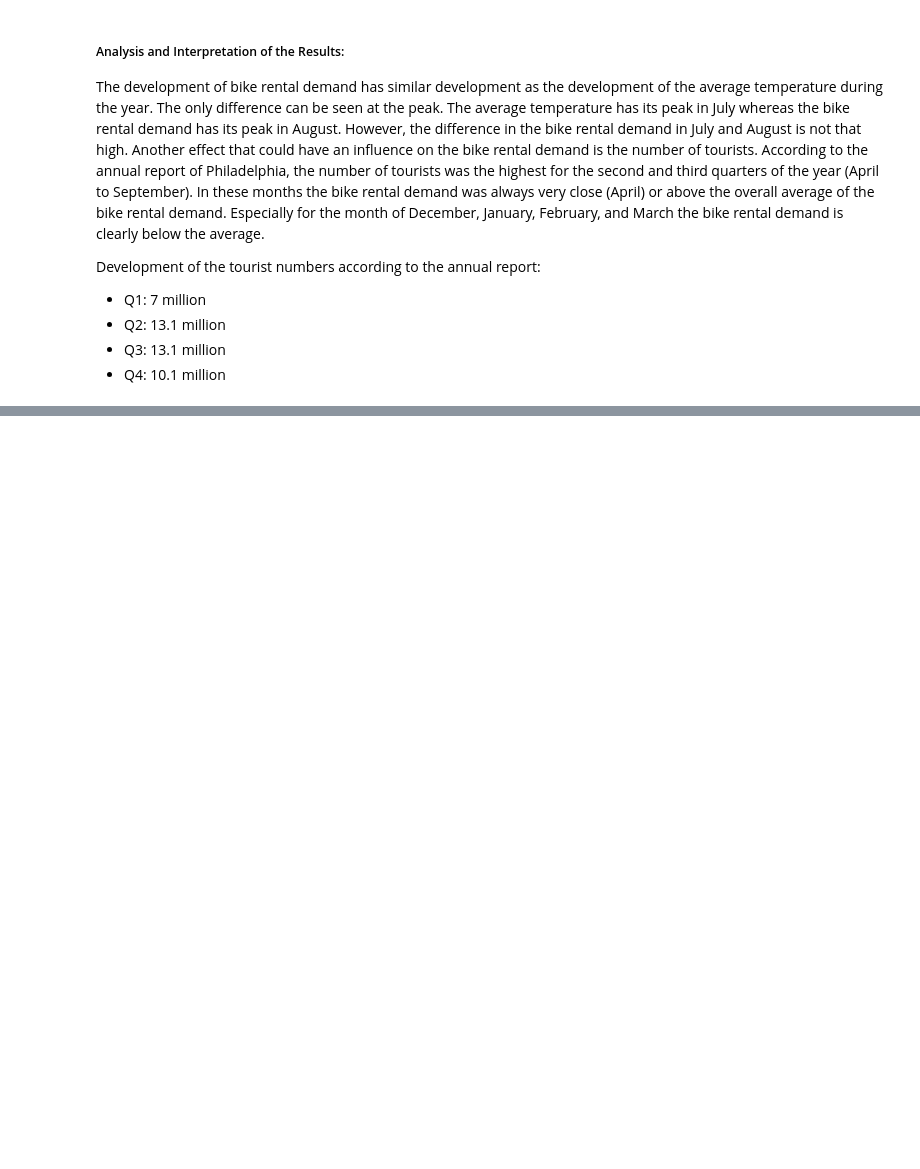
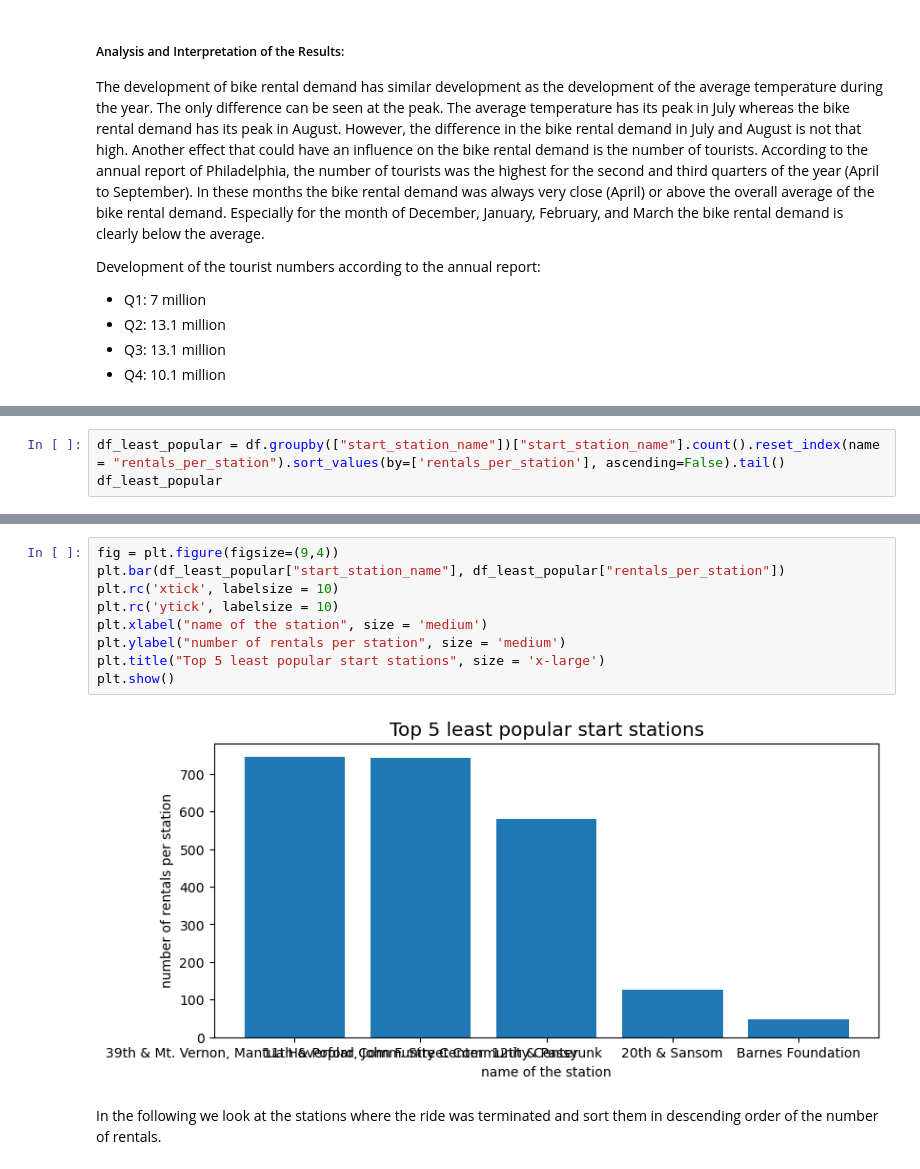
Before and after one commit to yassinehammou27/intentionally_blank, a Jupyter notebook: Team Assignment - Intentionally Blank.ipynb, the cells around one changed output, grey strips where cells are left out. Saved outputs shown, nothing was run; the diff lists cells and outputs as text; blank space fills up the shorter version.

```diff
--- a/Team Assignment - Intentionally Blank.ipynb
+++ b/Team Assignment - Intentionally Blank.ipynb
@@ -633,0 +719,3 @@ Development of the tourist numbers according to the annual report:
+# %%
+df_least_popular = df.groupby(["start_station_name"])["start_station_name"].count().reset_index(name = "rentals_per_station").sort_values(by=['rentals_per_station'], ascending=False).tail()
+df_least_popular
@@ -633,0 +729,13 @@ Development of the tourist numbers according to the annual report:
+# %%
+fig = plt.figure(figsize=(9,4))
+plt.bar(df_least_popular["start_station_name"], df_least_popular["rentals_per_station"])
+plt.rc('xtick', labelsize = 10)
+plt.rc('ytick', labelsize = 10)
+plt.xlabel("name of the station", size = 'medium')
+plt.ylabel("number of rentals per station", size = 'medium')
+plt.title("Top 5 least popular start stations", size = 'x-large')
+plt.show()
+# %% [output]
+[figure, added]
+# %% [markdown]
+In the following we look at the stations where the ride was terminated and sort them in descending order of the number of rentals.
```
Also changed, not shown: parts of 29 cells of this notebook, 1 other file.
